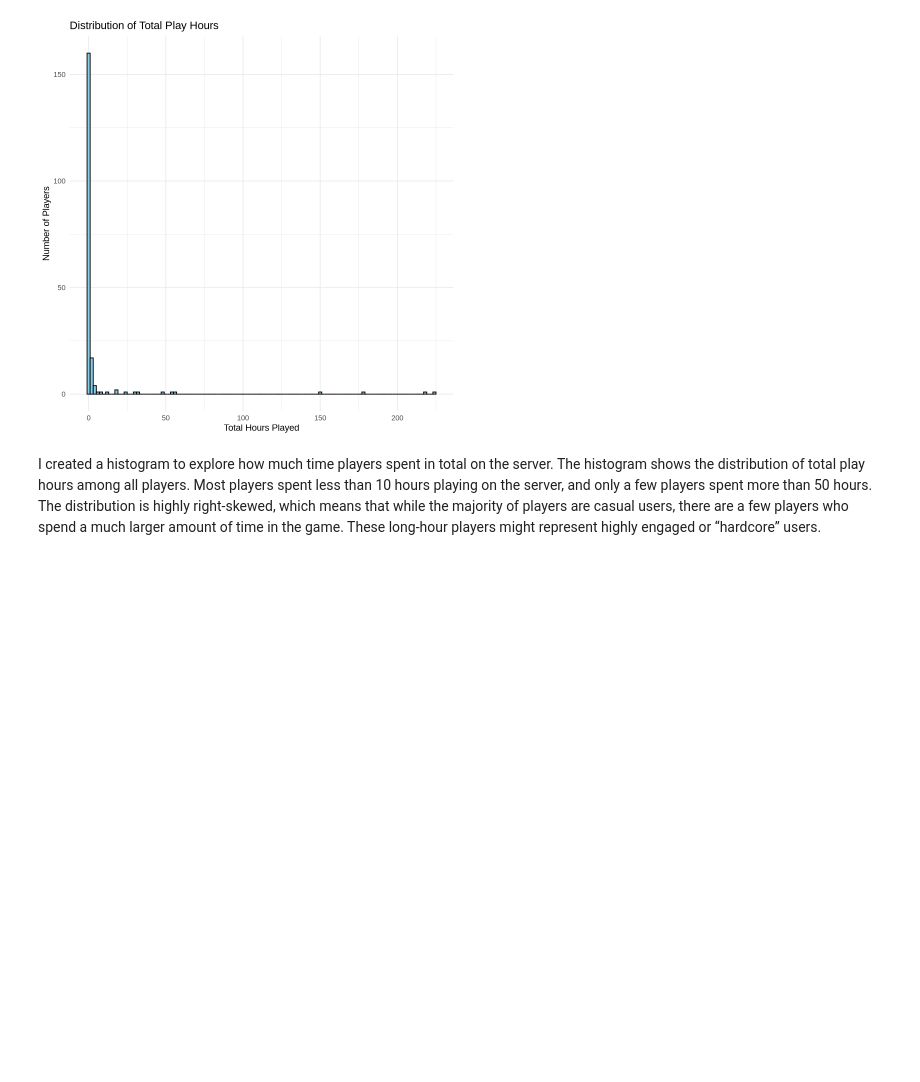
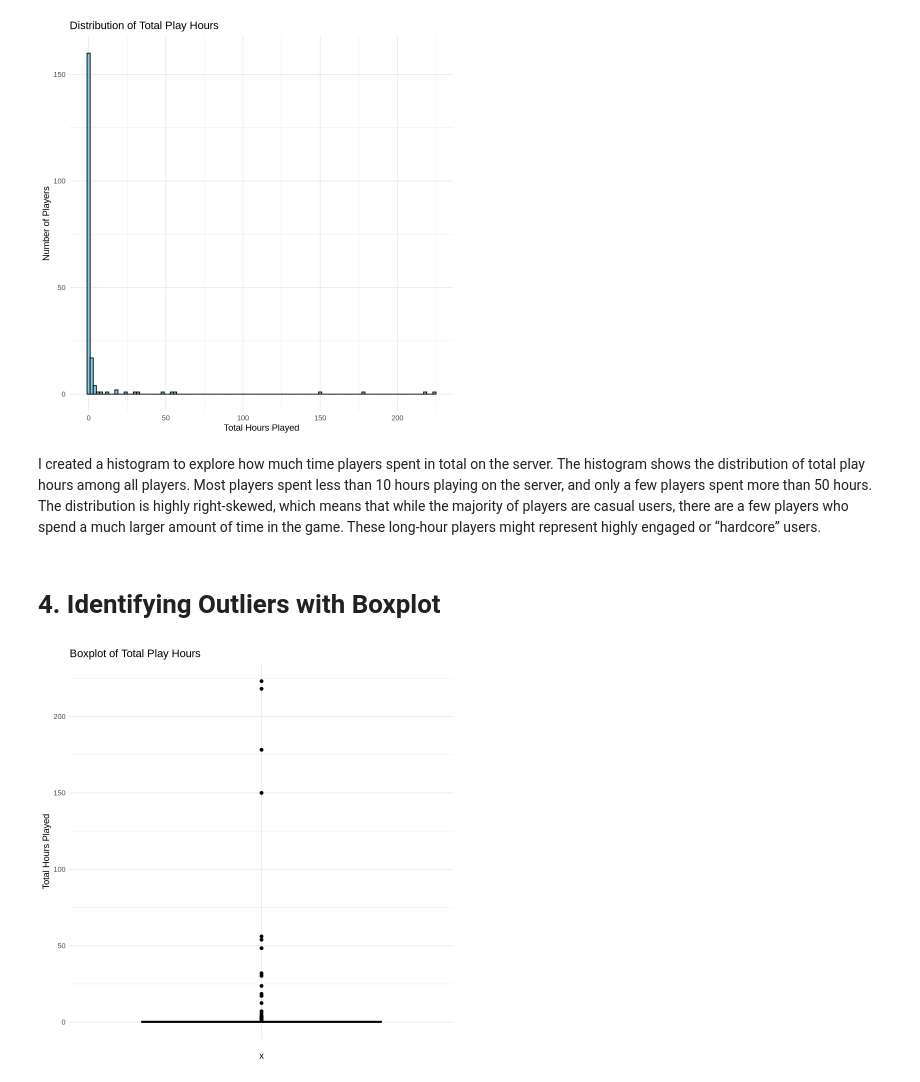
Before and after one commit to Nie3025/minecraft-player-prediction, a Jupyter notebook: jing-nie-minecraft-prediction.ipynb, the cells around one changed output. Cells and saved outputs as stored; diff of their text form; code cells hidden in the pictures; blank space fills up the shorter version.

Commit message:
Added Section 4: Identifying Outliers with Boxplot

```diff
--- a/jing-nie-minecraft-prediction.ipynb
+++ b/jing-nie-minecraft-prediction.ipynb
@@ -100,3 +100,14 @@ I created a histogram to explore how much time players spent in total on the ser
 Most players spent less than 10 hours playing on the server, and only a few players spent more than 50 hours.
 The distribution is highly right-skewed, which means that while the majority of players are casual users, there are a few players who spend a much larger amount of time in the game.
 These long-hour players might represent highly engaged or “hardcore” users.
+# %% [markdown]
+# 4. Identifying Outliers with Boxplot
+# %%
+players |>
+ggplot(aes(x = "", y = played_hours)) +
+geom_boxplot(fill = "lightgreen", color = "black") +
+labs(title = "Boxplot of Total Play Hours",
+    y = "Total Hours Played") +
+  theme_minimal()
+# %% [output]
+[figure, added]
```
Also changed, not shown: parts of 1 cell of this notebook.
